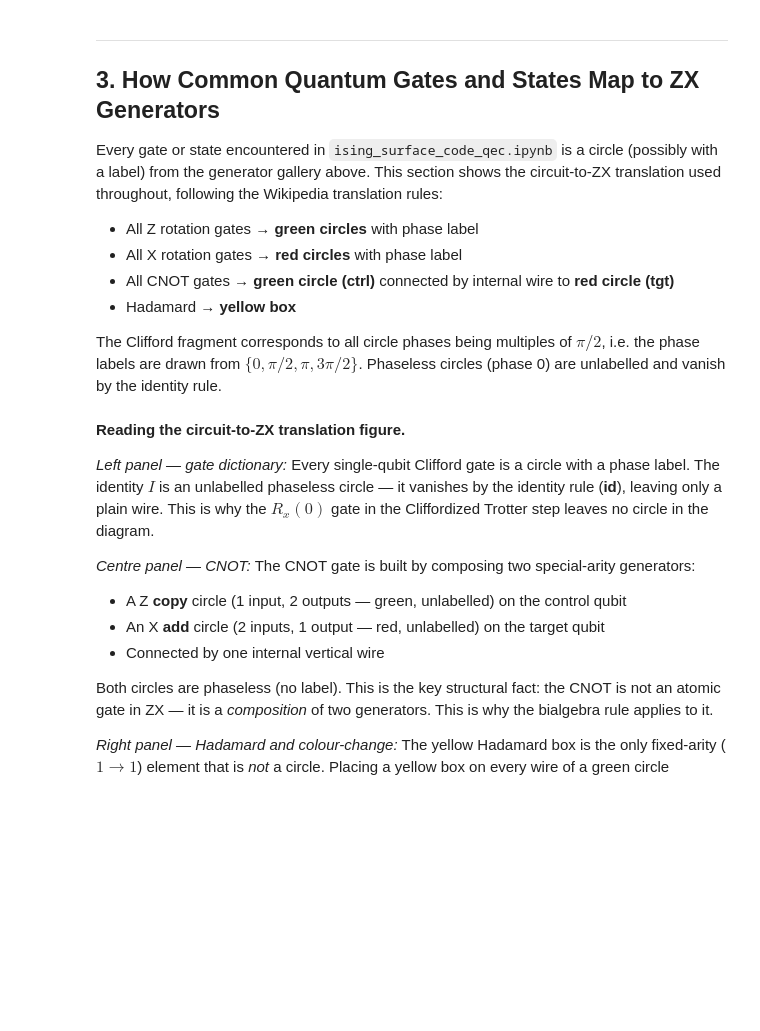
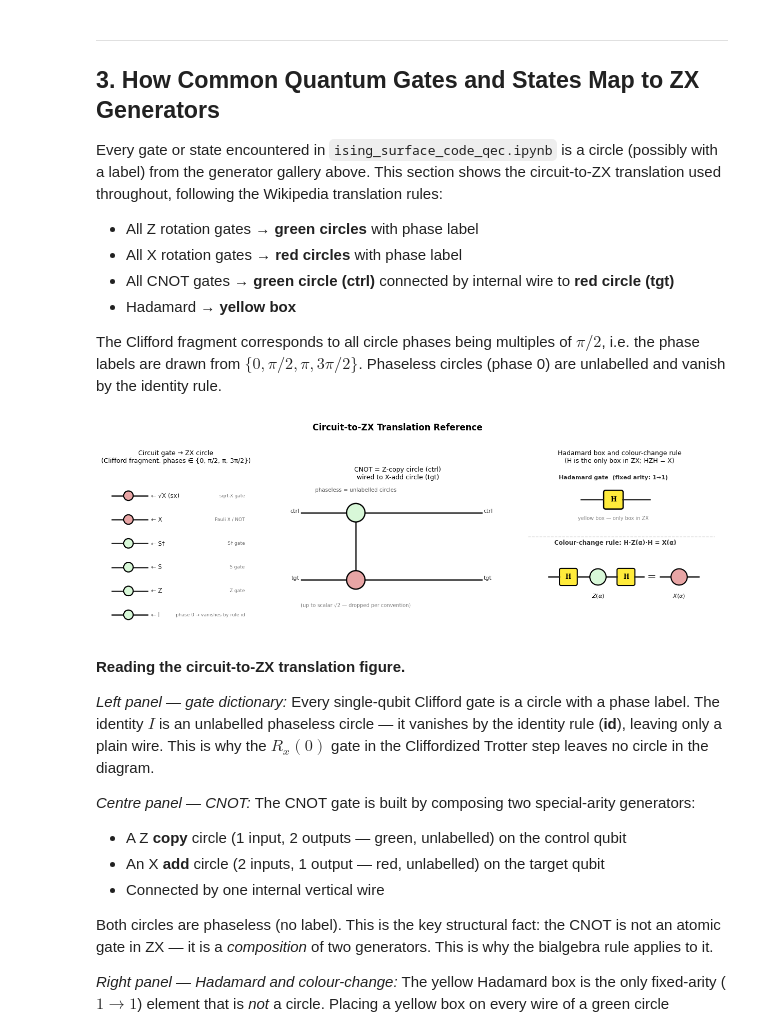
Before and after one commit to mukedon/python_and_projects, a Jupyter notebook: zx_calculus_tutorial6.ipynb, the cells around one changed output. Drawn from its saved outputs; the diff is of its cells as text; code cells hidden in the pictures; blank space fills up the shorter version.

```diff
--- a/zx_calculus_tutorial6.ipynb
+++ b/zx_calculus_tutorial6.ipynb
@@ -306,7 +346,7 @@ ax = axes[0]; ax.set_xlim(0, 6); ax.set_ylim(-0.8, 6.2)
 ax.set_title('Circuit gate → ZX circle\n(Clifford fragment: phases ∈ {0, π/2, π, 3π/2})', fontsize=9)
 
 gate_rows = [
-    ('I  (identity)', ZX_GREEN, '',       0.0,  'phase 0 → vanishes by rule id'),
+    ('I', ZX_GREEN, '',       0.0,  'phase 0 → vanishes by rule id'),
     ('Z',             ZX_GREEN, 'π',      1.0,  'Z gate'),
     ('S',             ZX_GREEN, 'π/2',    2.0,  'S gate'),
     ('S†',            ZX_GREEN, '3π/2',   3.0,  'S† gate'),
@@ -350,65 +390,68 @@ ax = axes[2]; ax.set_xlim(-0.3, 4.8); ax.set_ylim(-0.3, 3.8)
 ax.set_title('Hadamard box and colour-change rule\n(H is the only box in ZX; HZH = X)', fontsize=9)
 
 # ── Top block: Hadamard gate on its own ────────────────────────────────────
-H_Y = 2.9
-ax.text(1.6, 3.6, 'Hadamard gate  (fixed arity: 1→1)',
+H_Y = 3
+ax.text(2.1, 3.5, 'Hadamard gate  (fixed arity: 1→1)',
         ha='center', fontsize=8, color='#333', fontweight='bold')
-ax.plot([0.3, 0.91], [H_Y, H_Y], color=ZX_WIRE, lw=1.8)
-hb = FancyBboxPatch((0.91, H_Y - 0.18), 0.38, 0.36, boxstyle='round,pad=0.05',
+ax.plot([1.3, 1.85], [H_Y, H_Y], color=ZX_WIRE, lw=1.8)
+hb = FancyBboxPatch((1.91, H_Y - 0.18), 0.38, 0.36, boxstyle='round,pad=0.05',
                      facecolor=ZX_YELLOW, edgecolor=ZX_EDGE, lw=1.8)
 ax.add_patch(hb)
-ax.text(1.10, H_Y, 'H', ha='center', va='center', fontsize=9,
+ax.text(2.10, H_Y, 'H', ha='center', va='center', fontsize=9,
         color=ZX_TEXT, fontfamily='serif', fontweight='bold')
-ax.plot([1.29, 2.0], [H_Y, H_Y], color=ZX_WIRE, lw=1.8)
-ax.text(1.10, H_Y - 0.50, 'yellow box — only box in ZX',
+ax.plot([2.33, 3.0], [H_Y, H_Y], color=ZX_WIRE, lw=1.8)
+ax.text(2.10, H_Y - 0.50, 'yellow box — only box in ZX',
         ha='center', fontsize=7, color='#888')
 
 # ── Horizontal divider ──────────────────────────────────────────────────────
 ax.plot([0.0, 4.6], [2.1, 2.1], color='#ddd', lw=1.0, ls='--', zorder=1)
 
 # ── Bottom block: colour-change rule H·Z(α)·H = X(α) ─────────────────────
 CC_Y = 1.1   # centre y for the rule diagram
 ax.text(2.15, 1.9, 'Colour-change rule: H·Z(α)·H = X(α)',
         ha='center', fontsize=8.5, color='#333', fontweight='bold')
 
 # H box
-ax.plot([0.0, 0.31], [CC_Y, CC_Y], color=ZX_WIRE, lw=1.8)
-b1 = FancyBboxPatch((0.31, CC_Y - 0.17), 0.36, 0.34, boxstyle='round,pad=0.04',
+ax.plot([0.5, 0.77], [CC_Y, CC_Y], color=ZX_WIRE, lw=1.8)
+b1 = FancyBboxPatch((0.81, CC_Y - 0.17), 0.36, 0.34, boxstyle='round,pad=0.04',
                      facecolor=ZX_YELLOW, edgecolor=ZX_EDGE, lw=1.5)
 ax.add_patch(b1)
-ax.text(0.49, CC_Y, 'H', ha='center', va='center', fontsize=8.5,
+ax.text(0.99, CC_Y, 'H', ha='center', va='center', fontsize=8.5,
         color=ZX_TEXT, fontfamily='serif', fontweight='bold')
 
 # Wire → Z(α) circle
-ax.plot([0.67, 1.00], [CC_Y, CC_Y], color=ZX_WIRE, lw=1.8)
-cz = Circle((1.22, CC_Y), 0.20, facecolor=ZX_GREEN, edgecolor=ZX_EDGE, lw=1.6, zorder=5)
+ax.plot([1.21, 1.55], [CC_Y, CC_Y], color=ZX_WIRE, lw=1.8)
+cz = Circle((1.72, CC_Y), 0.20, facecolor=ZX_GREEN, edgecolor=ZX_EDGE, lw=1.6, zorder=5)
 ax.add_patch(cz)
-ax.text(1.22, CC_Y, 'α', ha='center', va='center', fontsize=8.5,
+ax.text(1.72, CC_Y, 'α', ha='center', va='center', fontsize=8.5,
         color=ZX_TEXT, fontfamily='serif')
 
 # Wire → H box
-ax.plot([1.42, 1.73], [CC_Y, CC_Y], color=ZX_WIRE, lw=1.8)
-b2 = FancyBboxPatch((1.73, CC_Y - 0.17), 0.36, 0.34, boxstyle='round,pad=0.04',
+ax.plot([1.92, 2.19], [CC_Y, CC_Y], color=ZX_WIRE, lw=1.8)
+b2 = FancyBboxPatch((2.23, CC_Y - 0.17), 0.36, 0.34, boxstyle='round,pad=0.04',
                      facecolor=ZX_YELLOW, edgecolor=ZX_EDGE, lw=1.5)
 ax.add_patch(b2)
-ax.text(1.91, CC_Y, 'H', ha='center', va='center', fontsize=8.5,
+ax.text(2.41, CC_Y, 'H', ha='center', va='center', fontsize=8.5,
         color=ZX_TEXT, fontfamily='serif', fontweight='bold')
-ax.plot([2.09, 2.35], [CC_Y, CC_Y], color=ZX_WIRE, lw=1.8)
+ax.plot([2.62, 2.85], [CC_Y, CC_Y], color=ZX_WIRE, lw=1.8)
 
 # "=" sign
-ax.text(2.58, CC_Y, '=', ha='center', va='center', fontsize=15, color='#333')
+ax.text(3.05, CC_Y, '=', ha='center', va='center', fontsize=15, color='#333')
 
 # RHS: X(α) circle
-ax.plot([2.80, 3.00], [CC_Y, CC_Y], color=ZX_WIRE, lw=1.8)
-cx2 = Circle((3.22, CC_Y), 0.20, facecolor=ZX_RED, edgecolor=ZX_EDGE, lw=1.6, zorder=5)
+ax.plot([3.25, 3.50], [CC_Y, CC_Y], color=ZX_WIRE, lw=1.8)
+cx2 = Circle((3.72, CC_Y), 0.20, facecolor=ZX_RED, edgecolor=ZX_EDGE, lw=1.6, zorder=5)
+ax.text(1.72, CC_Y - 0.50, r'$Z(\alpha)$', ha='center', fontsize=8, color='black')
 ax.add_patch(cx2)
-ax.text(3.22, CC_Y, 'α', ha='center', va='center', fontsize=8.5,
+ax.text(3.72, CC_Y, 'α', ha='center', va='center', fontsize=8.5,
         color=ZX_TEXT, fontfamily='serif')
-ax.plot([3.42, 3.7], [CC_Y, CC_Y], color=ZX_WIRE, lw=1.8)
-ax.text(3.22, CC_Y - 0.50, r'$R_x(\alpha)$', ha='center', fontsize=8, color='#5a0000')
+ax.plot([3.92, 4.2], [CC_Y, CC_Y], color=ZX_WIRE, lw=1.8)
+ax.text(3.72, CC_Y - 0.50, r'$X(\alpha)$', ha='center', fontsize=8, color='black')
 
 plt.suptitle('Circuit-to-ZX Translation Reference', fontsize=12, fontweight='bold', y=1.01)
 plt.tight_layout(); plt.show()
+# %% [output]
+[figure, added]
 # %% [markdown]
 **Reading the circuit-to-ZX translation figure.**
 
```
Also changed, not shown: parts of 5 cells of this notebook.
